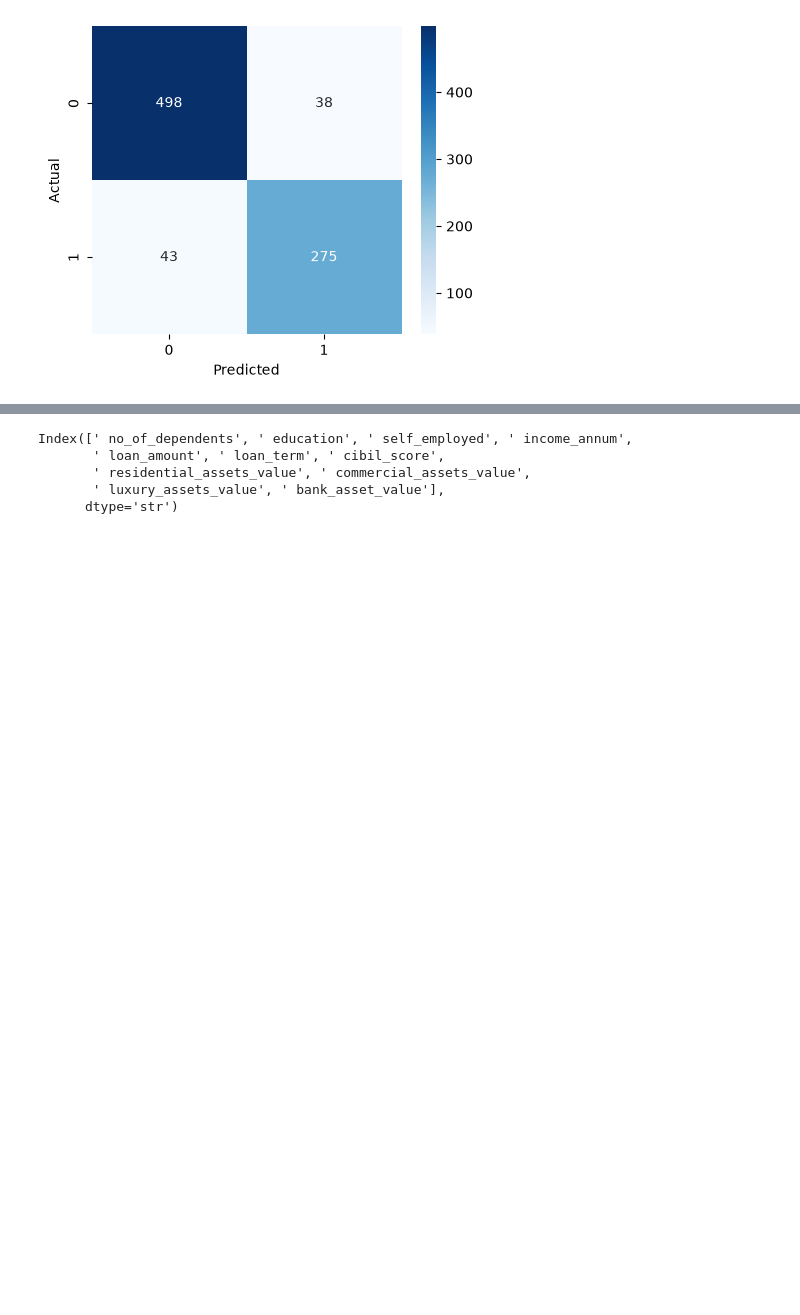
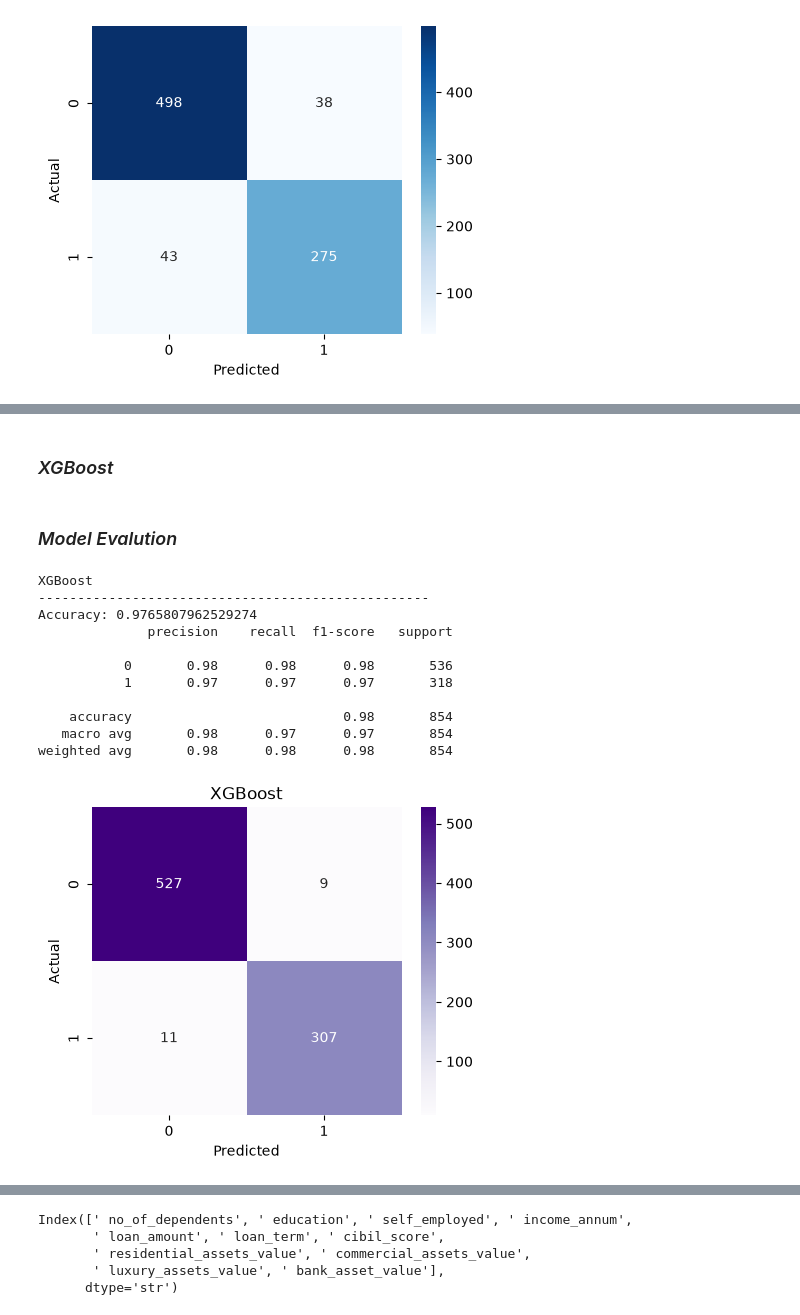
Before and after one commit to Alzahraa-Gamal22/Machine-Learning-NTI_Projects, a Jupyter notebook: Classification Project/Loan_Approval_Coding.ipynb, the cells around one changed output, grey strips where cells are left out. Drawn from its saved outputs; the diff is of its cells as text; code cells hidden in the pictures; blank space fills up the shorter version.

```diff
--- a/Classification Project/Loan_Approval_Coding.ipynb
+++ b/Classification Project/Loan_Approval_Coding.ipynb
@@ -202,0 +300,45 @@ plt.show()
+# %% [markdown]
+### *XGBoost*
+# %%
+from xgboost import XGBClassifier
+
+xgb_model = XGBClassifier(
+    n_estimators=100,
+    learning_rate=0.1,
+    max_depth=4,
+    random_state=42,
+    eval_metric="logloss"
+)
+# %%
+xgb_model.fit(X_train, y_train)
+xgb_pred = xgb_model.predict(X_test)
+# %% [markdown]
+### *Model Evalution*
+# %%
+print("XGBoost")
+print("-"*50)
+xgb_acc = accuracy_score(y_test, xgb_pred)
+print("Accuracy:", accuracy_score(y_test, xgb_pred))
+print(classification_report(y_test, xgb_pred))
+
+cm = confusion_matrix(y_test, xgb_pred)
+
+plt.figure(figsize=(5,4))
+sns.heatmap(cm, annot=True, fmt="d", cmap="Purples")
+plt.title("XGBoost")
+plt.xlabel("Predicted")
+plt.ylabel("Actual")
+plt.show()
+# %% [output]
+XGBoost
+--------------------------------------------------
+Accuracy: 0.9765807962529274
+              precision    recall  f1-score   support
+
+           0       0.98      0.98      0.98       536
+           1       0.97      0.97      0.97       318
+
+    accuracy                           0.98       854
+   macro avg       0.98      0.97      0.97       854
+weighted avg       0.98      0.98      0.98       854
+[figure, added]
```
Also changed, not shown: parts of 22 cells of this notebook, 2 other files.
